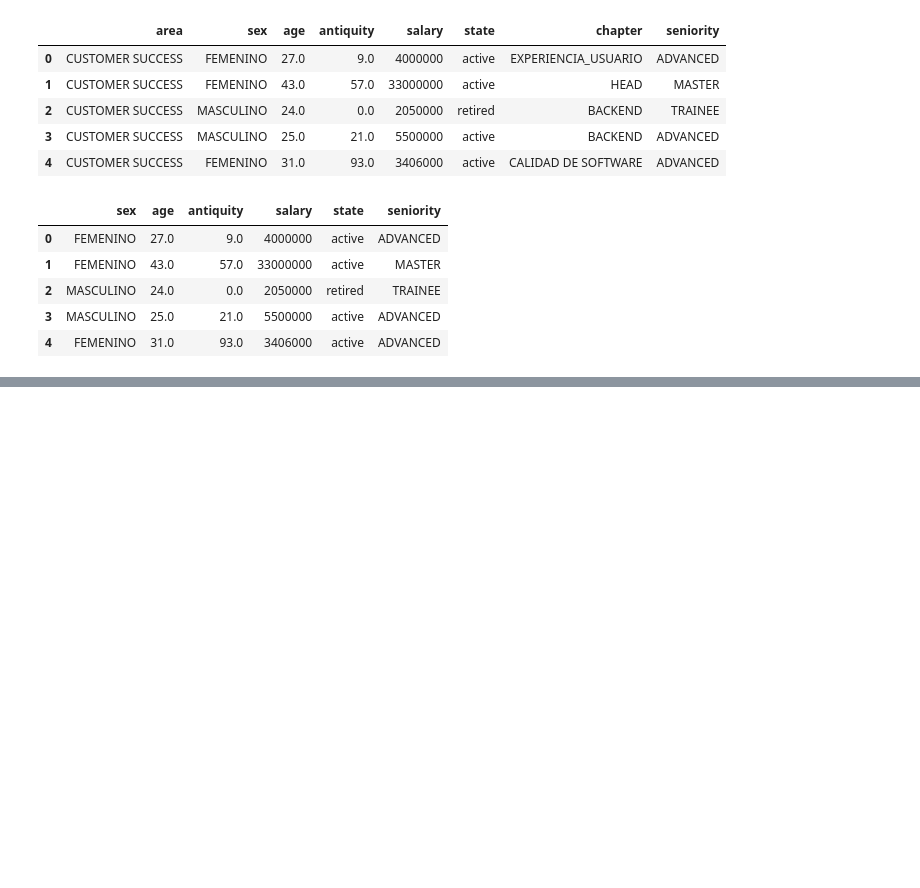
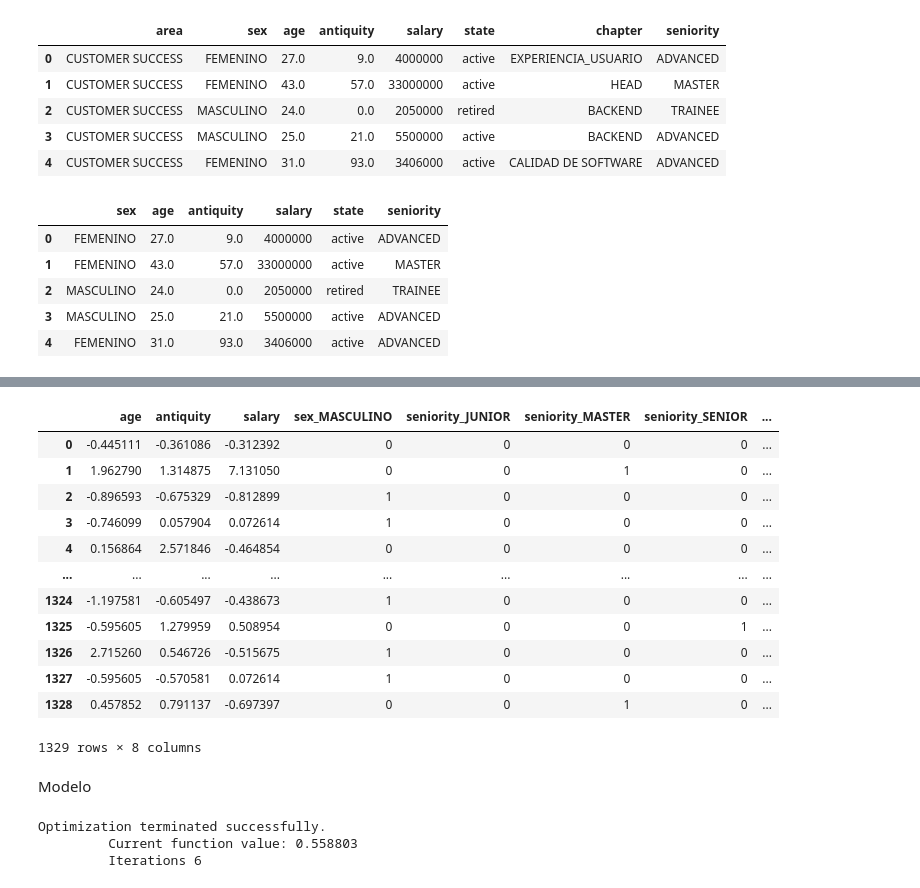
Before and after one commit to AlexanderPelaezJimenez/Pragma_mlops, a Jupyter notebook: model_statsmodel.ipynb, the cells around one changed output, grey strips where cells are left out. Drawn from its saved outputs; the diff is of its cells as text; code cells hidden in the pictures; blank space fills up the shorter version.

```diff
--- a/model_statsmodel.ipynb
+++ b/model_statsmodel.ipynb
@@ -58,0 +147,28 @@ scaler = StandardScaler()
+# %%
+X = df[['sex', 'age', 'antiquity', 'salary', 'seniority']]
+# %%
+X = pd.get_dummies(X, columns=['sex', 'seniority'], drop_first=True)
+# %%
+X
+# %% [output]
+|  | age | antiquity | salary | sex_MASCULINO | seniority_JUNIOR | seniority_MASTER | seniority_SENIOR | ... |
+| 0 | -0.445111 | -0.361086 | -0.312392 | 0 | 0 | 0 | 0 | ... |
+| 1 | 1.962790 | 1.314875 | 7.131050 | 0 | 0 | 1 | 0 | ... |
+| 2 | -0.896593 | -0.675329 | -0.812899 | 1 | 0 | 0 | 0 | ... |
+| 3 | -0.746099 | 0.057904 | 0.072614 | 1 | 0 | 0 | 0 | ... |
+| 4 | 0.156864 | 2.571846 | -0.464854 | 0 | 0 | 0 | 0 | ... |
+| ... | ... | ... | ... | ... | ... | ... | ... | ... |
+| 1324 | -1.197581 | -0.605497 | -0.438673 | 1 | 0 | 0 | 0 | ... |
+| 1325 | -0.595605 | 1.279959 | 0.508954 | 0 | 0 | 0 | 1 | ... |
+| 1326 | 2.715260 | 0.546726 | -0.515675 | 1 | 0 | 0 | 0 | ... |
+| 1327 | -0.595605 | -0.570581 | 0.072614 | 1 | 0 | 0 | 0 | ... |
+| 1328 | 0.457852 | 0.791137 | -0.697397 | 0 | 0 | 1 | 0 | ... |
+1329 rows × 8 columns
+# %% [markdown]
+Modelo
+# %%
+model = sm.Logit(Y, sm.add_constant(X)).fit()
+# %% [output]
+Optimization terminated successfully.
+         Current function value: 0.558803
+         Iterations 6
```
Also changed, not shown: parts of 13 cells of this notebook.
